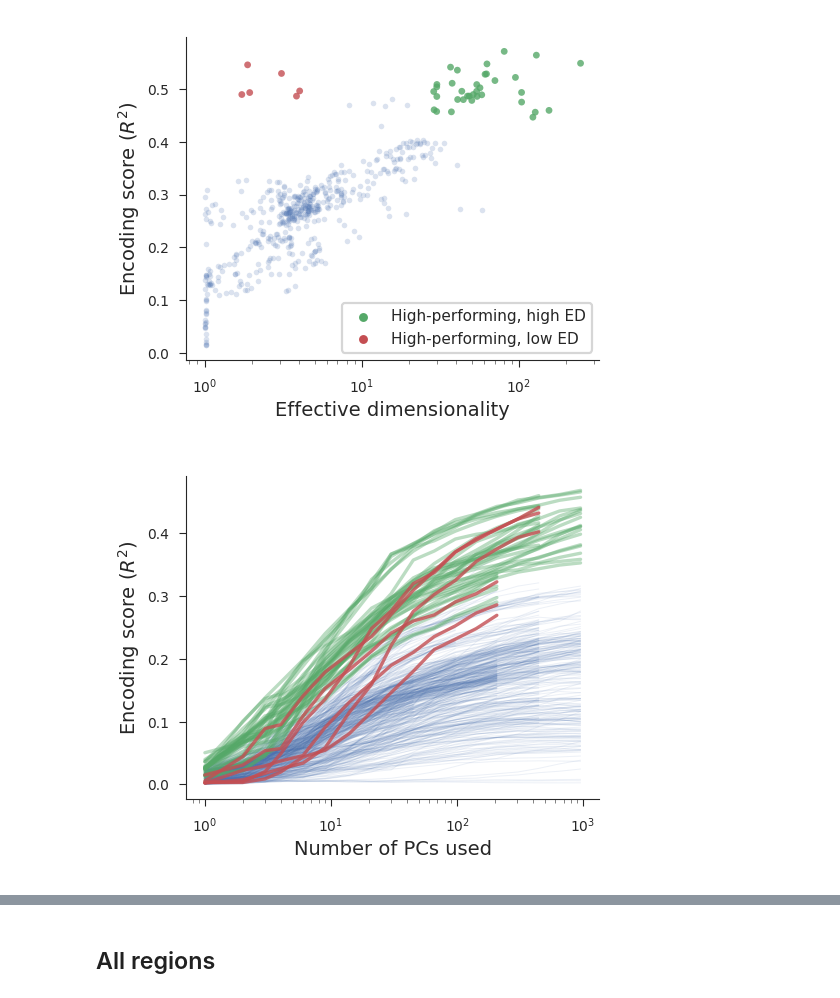
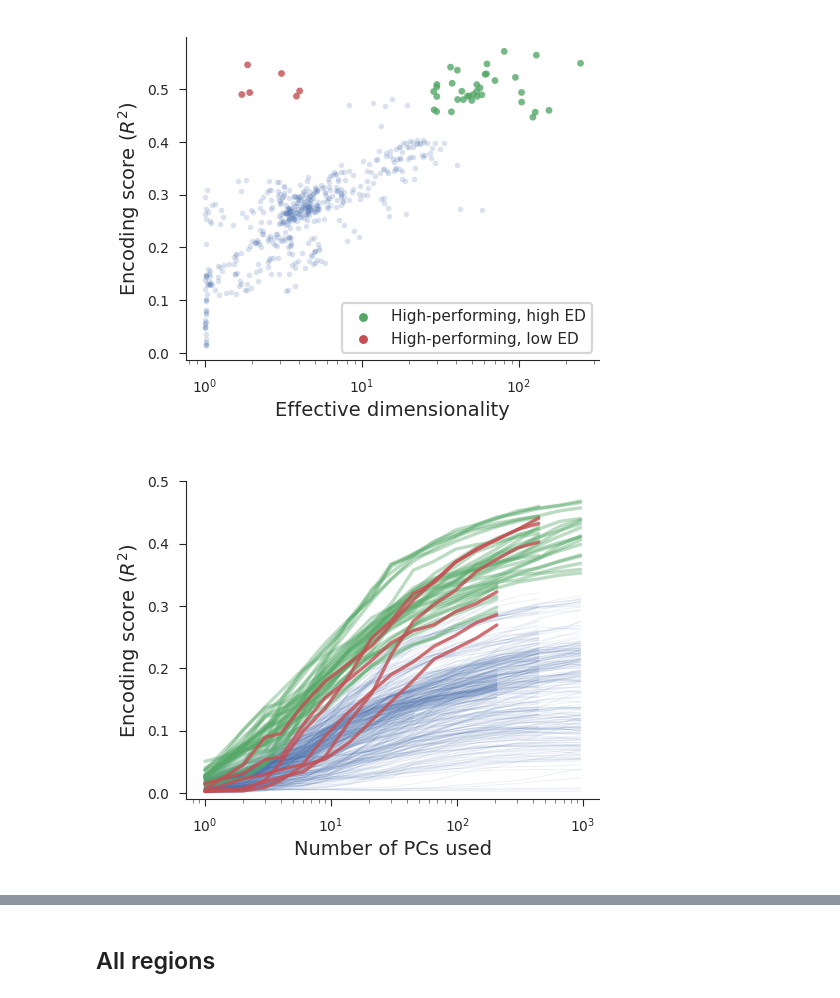
Before and after one commit to EricElmoznino/encoder_dimensionality, a Jupyter notebook: figures/manuscript/results.ipynb, the cells around one changed output, grey strips where cells are left out. Saved outputs shown, nothing was run; the diff lists cells and outputs as text; code cells hidden in the pictures.

Commit message:
Slight updates to some figure labels

```diff
--- a/figures/manuscript/results.ipynb
+++ b/figures/manuscript/results.ipynb
@@ -747,32 +747,33 @@ def isin_group(groupdf, row):
     return (row == groupdf).all(axis='columns').sum().astype(bool)
 
 data['control'] = data.apply(partial(isin_group, control), axis='columns')
 data['outlier'] = data.apply(partial(isin_group, outlier), axis='columns')
 # data = data[data.control | data.outlier]
 data['id'] = data[id_columns].sum(axis='columns')
 
 if scaled:
     scaled_scores = data.groupby(id_columns).apply(lambda x: x.scores / x[x.num_pcs == norm_pc].scores.item())
     scaled_scores = scaled_scores.reset_index(id_columns, drop=True)
     data['scaled_scores'] = scaled_scores
     y, ylabel = 'scaled_scores', r'Scaled encoding score ($R^2$)'
 else:
     y, ylabel = 'scores', r'Encoding score ($R^2$)'
 
 fig, ax = plt.subplots(figsize=(2.5, 2))
 
 sns.lineplot(data=data[(~data.outlier) & (~data.control)], x='num_pcs', y=y,
              units='id', estimator=None, alpha=0.1, linewidth=0.35,
              color=sns.color_palette()[0], ax=ax)
 sns.lineplot(data=data[data.control], x='num_pcs', y=y,
              units='id', estimator=None, alpha=0.4,
              color=sns.color_palette()[2], ax=ax)
 sns.lineplot(data=data[data.outlier], x='num_pcs', y=y,
              units='id', estimator=None, alpha=0.8,
              color=sns.color_palette()[3], ax=ax)
-ax.set(xlabel='Number of PCs used', ylabel=ylabel, xscale='log')
+ax.set(xlabel='Number of PCs used', ylabel=ylabel, xscale='log',
+       ylim=(-0.01, 0.5))
 
 plt.savefig('saved/appendix_dimusage-trends.png', dpi=300)
 plt.show()
 # %% [output]
-[figure, old version]
+[figure, new version]
```
Also changed, not shown: parts of 3 cells of this notebook, 6 other files.
